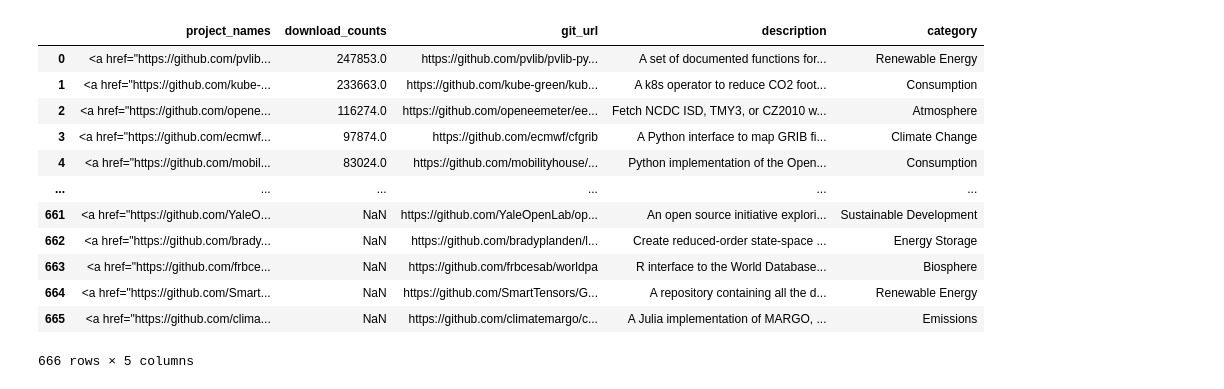
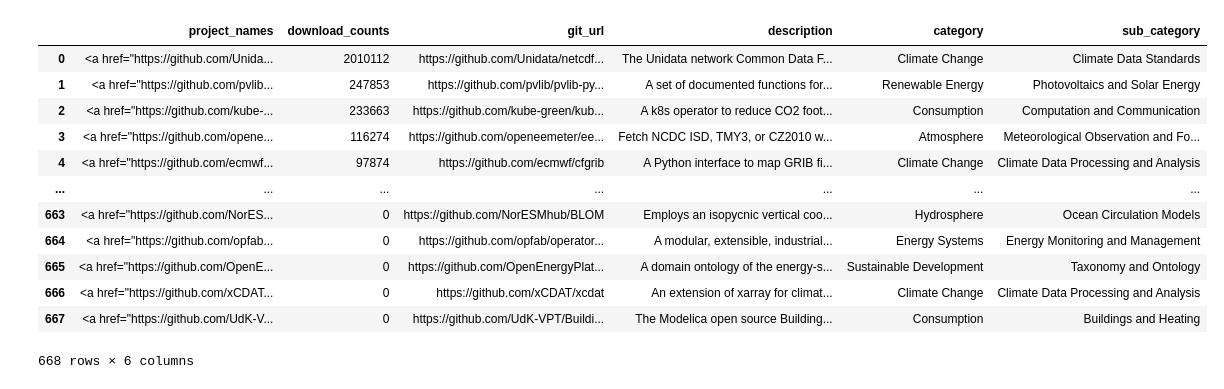
Before and after one commit to protontypes/ost-ecosystems-analytics, a Jupyter notebook: read_ecosystem_json.ipynb, the cells around one changed output. Saved outputs shown, nothing was run; the diff lists cells and outputs as text; code cells hidden in the pictures.

```diff
--- a/read_ecosystem_json.ipynb
+++ b/read_ecosystem_json.ipynb
@@ -34,15 +34,19 @@ download_counts = []
 url = []
 description = []
 category = []
+sub_category = []
 
 for index, row in df.iterrows():
-    if row['name'] == "netcdf-python":
-        continue
     names.append(row['name'])
-    download_counts.append(row['packages'][0]['downloads'])
+    package_downloads = 0
+    for package_manager in range(len(row['packages'])):
+        if row['packages'][package_manager]['downloads']:
+            package_downloads += row['packages'][package_manager]['downloads']
+    download_counts.append(package_downloads)
     url.append(row['url'])
     description.append(row['description'])
     category.append(row['category'])
+    sub_category.append(row['sub_category'])
 # %%
 df_extract = pd.DataFrame()
 df_extract['project_names'] = names
@@ -50,5 +54,6 @@ df_extract['download_counts'] = download_counts
 df_extract['git_url'] = url
 df_extract['description'] = description
 df_extract['category'] = category
+df_extract['sub_category'] = sub_category
 df_extract
 # %% [output]
@@ -68,28 +73,42 @@ df_extract
 # %%
+import textwrap
+
 def text_to_link(project_name, git_url):
     return '<a href="' + git_url + '" target="_blank" style = "color: black">' + str(project_name) + "</a>"
 
 def text_to_bolt(topic):
     return "<b>" + topic + "</b>"
 
+def line_break_text(text):
+    wrapped_text = '<br>'.join(textwrap.wrap(text, 64))
+    return wrapped_text
+
+df_extract["description"] = df_extract.apply(
+    lambda x: line_break_text(x.description), axis=1
+)
+
+df_extract["project_names"] = df_extract.apply(
+    lambda x: text_to_bolt(x.project_names), axis=1
+)
+
 df_extract["project_names"] = df_extract.apply(
     lambda x: text_to_link(x.project_names, x.git_url), axis=1
 )
 df_extract
 # %% [output]
-|  | project_names | download_counts | git_url | description | category |
-| 0 | <a href="https://github.com/pvlib... | 247853.0 | https://github.com/pvlib/pvlib-py... | A set of documented functions for... | Renewable Energy |
-| 1 | <a href="https://github.com/kube-... | 233663.0 | https://github.com/kube-green/kub... | A k8s operator to reduce CO2 foot... | Consumption |
-| 2 | <a href="https://github.com/opene... | 116274.0 | https://github.com/openeemeter/ee... | Fetch NCDC ISD, TMY3, or CZ2010 w... | Atmosphere |
-| 3 | <a href="https://github.com/ecmwf... | 97874.0 | https://github.com/ecmwf/cfgrib | A Python interface to map GRIB fi... | Climate Change |
-| 4 | <a href="https://github.com/mobil... | 83024.0 | https://github.com/mobilityhouse/... | Python implementation of the Open... | Consumption |
-| ... | ... | ... | ... | ... | ... |
-| 661 | <a href="https://github.com/YaleO... | NaN | https://github.com/YaleOpenLab/op... | An open source initiative explori... | Sustainable Development |
-| 662 | <a href="https://github.com/brady... | NaN | https://github.com/bradyplanden/l... | Create reduced-order state-space ... | Energy Storage |
-| 663 | <a href="https://github.com/frbce... | NaN | https://github.com/frbcesab/worldpa | R interface to the World Database... | Biosphere |
-| 664 | <a href="https://github.com/Smart... | NaN | https://github.com/SmartTensors/G... | A repository containing all the d... | Renewable Energy |
-| 665 | <a href="https://github.com/clima... | NaN | https://github.com/climatemargo/c... | A Julia implementation of MARGO, ... | Emissions |
+|  | project_names | download_counts | git_url | description | category | sub_category |
+| 0 | <a href="https://github.com/Unida... | 2010112 | https://github.com/Unidata/netcdf... | The Unidata network Common Data F... | Climate Change | Climate Data Standards |
+| 1 | <a href="https://github.com/pvlib... | 247853 | https://github.com/pvlib/pvlib-py... | A set of documented functions for... | Renewable Energy | Photovoltaics and Solar Energy |
+| 2 | <a href="https://github.com/kube-... | 233663 | https://github.com/kube-green/kub... | A k8s operator to reduce CO2 foot... | Consumption | Computation and Communication |
+| 3 | <a href="https://github.com/opene... | 116274 | https://github.com/openeemeter/ee... | Fetch NCDC ISD, TMY3, or CZ2010 w... | Atmosphere | Meteorological Observation and Fo... |
+| 4 | <a href="https://github.com/ecmwf... | 97874 | https://github.com/ecmwf/cfgrib | A Python interface to map GRIB fi... | Climate Change | Climate Data Processing and Analysis |
+| ... | ... | ... | ... | ... | ... | ... |
+| 663 | <a href="https://github.com/NorES... | 0 | https://github.com/NorESMhub/BLOM | Employs an isopycnic vertical coo... | Hydrosphere | Ocean Circulation Models |
+| 664 | <a href="https://github.com/opfab... | 0 | https://github.com/opfab/operator... | A modular, extensible, industrial... | Energy Systems | Energy Monitoring and Management |
+| 665 | <a href="https://github.com/OpenE... | 0 | https://github.com/OpenEnergyPlat... | A domain ontology of the energy-s... | Sustainable Development | Taxonomy and Ontology |
+| 666 | <a href="https://github.com/xCDAT... | 0 | https://github.com/xCDAT/xcdat | An extension of xarray for climat... | Climate Change | Climate Data Processing and Analysis |
+| 667 | <a href="https://github.com/UdK-V... | 0 | https://github.com/UdK-VPT/Buildi... | The Modelica open source Building... | Consumption | Buildings and Heating |
-666 rows × 5 columns
+668 rows × 6 columns
 # %%
 import numpy as np
 import pandas as pd
```
Also changed, not shown: parts of 3 cells of this notebook.
